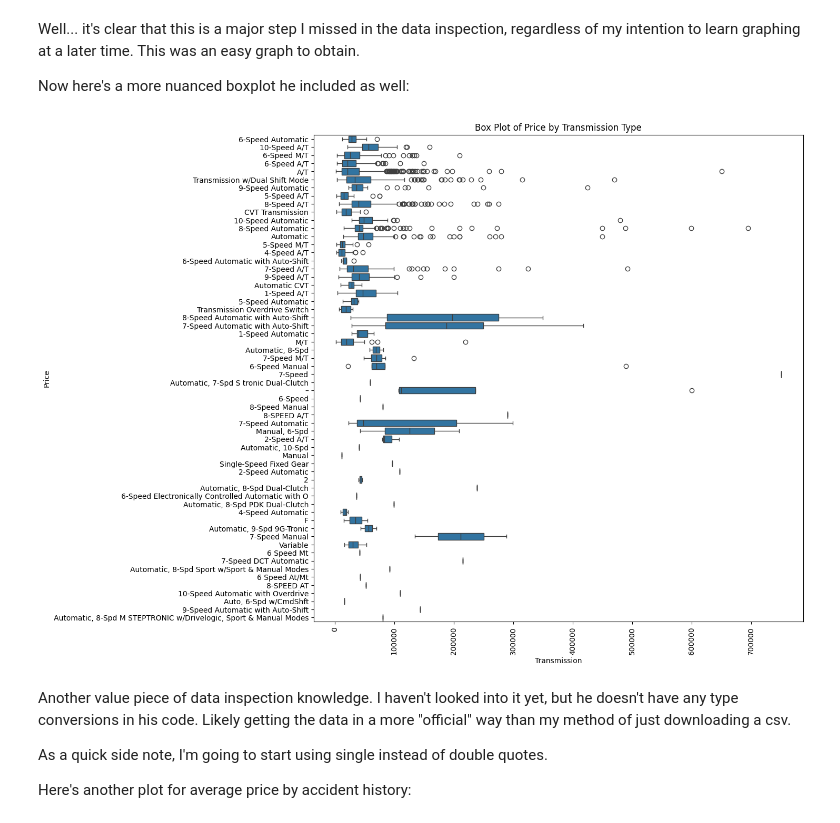
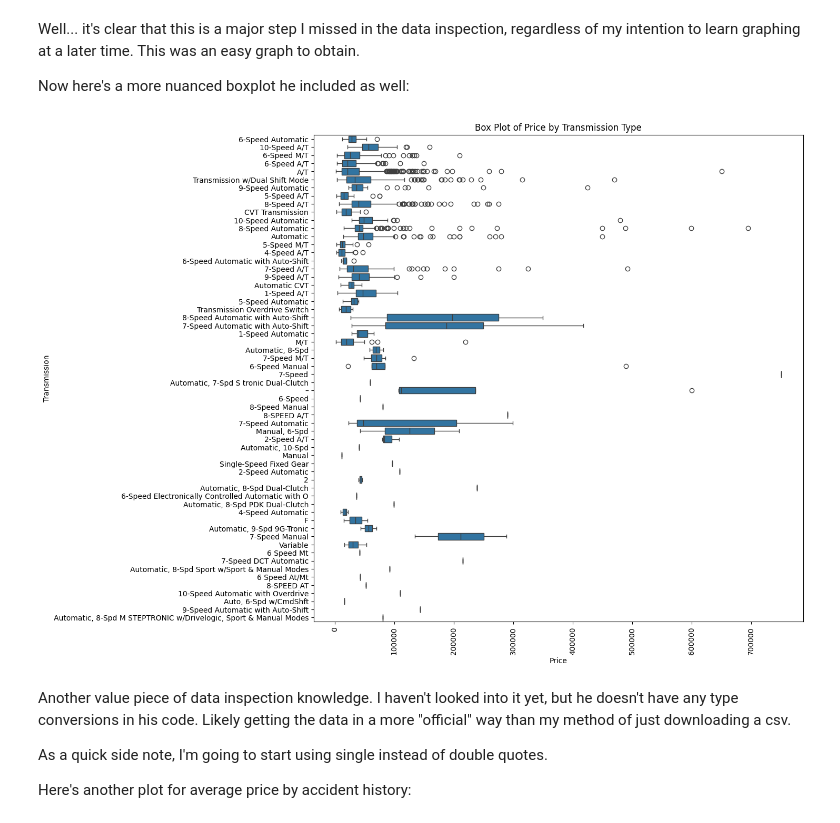
Before and after one commit to crdcamp/lin-reg-practice, a Jupyter notebook: kaggle_review.ipynb, the cells around one changed output. Drawn from its saved outputs; the diff is of its cells as text; code cells hidden in the pictures.

```diff
--- a/kaggle_review.ipynb
+++ b/kaggle_review.ipynb
@@ -162,13 +166,13 @@ Now here's a more nuanced boxplot he included as well:
 # %%
 plt.figure(figsize=(12, 12))
 sns.boxplot(x="price", y="transmission", data=df_train, orient='h')
 plt.title("Box Plot of Price by Transmission Type")
-plt.xlabel("Transmission")
-plt.ylabel("Price")
+plt.xlabel("Price")
+plt.ylabel("Transmission")
 plt.xticks(rotation=90)
 plt.show()
 # %% [output]
-[figure, old version]
+[figure, new version]
 # %% [markdown]
 Another value piece of data inspection knowledge. I haven't looked into it yet, but he doesn't have any type conversions in his code. Likely getting the data in a more "official" way than my method of just downloading a csv.
 
```
Also changed, not shown: parts of 7 cells of this notebook, 1 other file.
